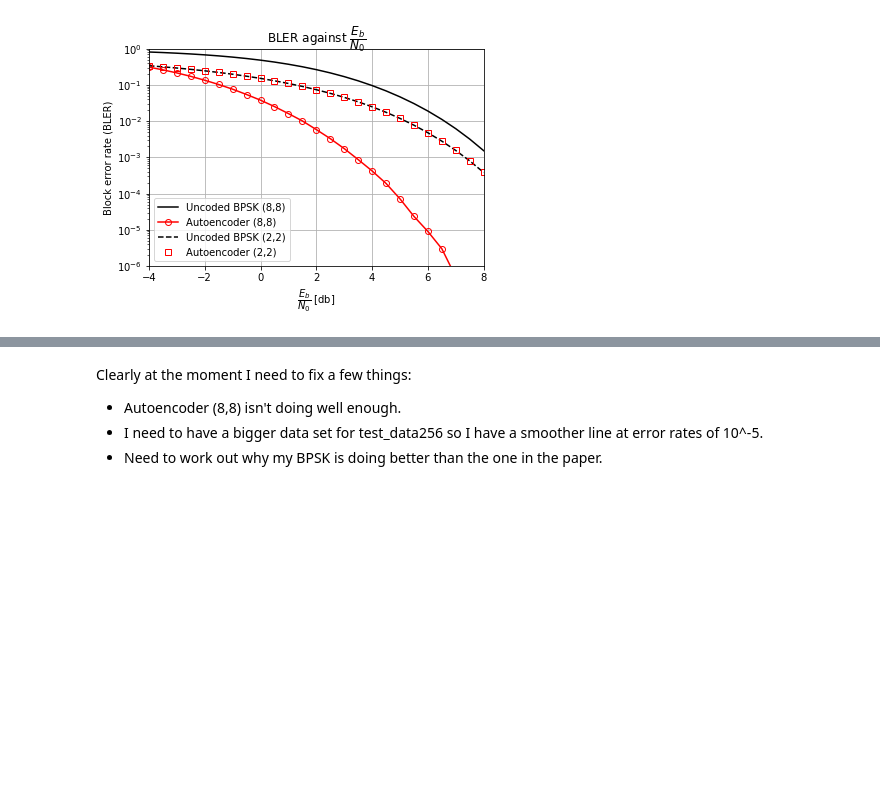
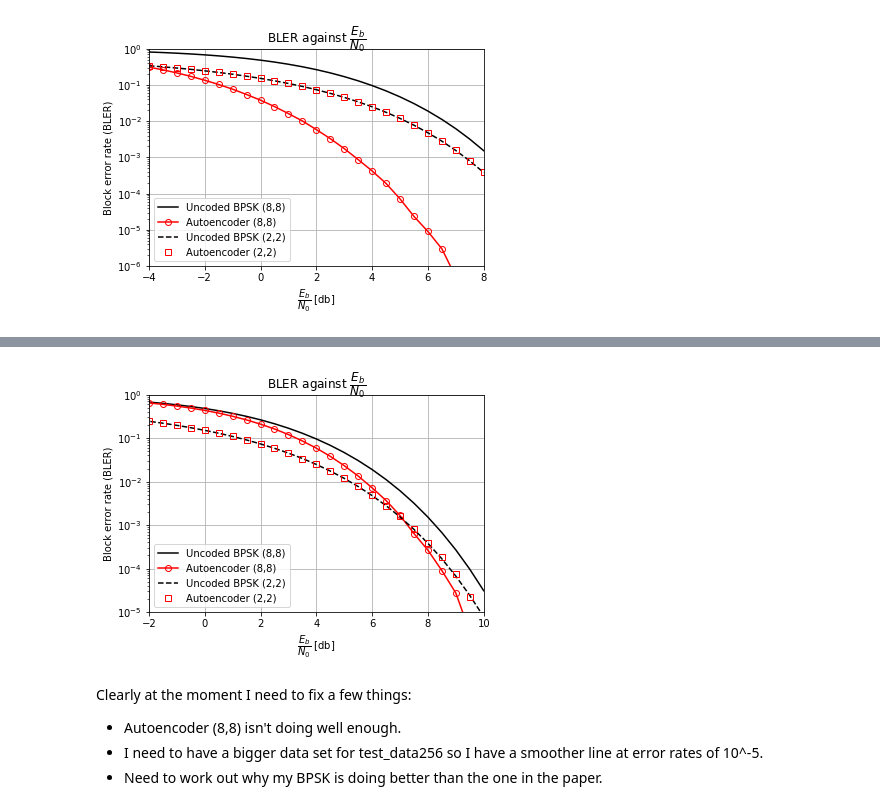
Before and after one commit to alistairwallace97/DNN_short_block_comms, a Jupyter notebook: initial_dnn_comms.ipynb, the cells around one changed output, grey strips where cells are left out. Drawn from its saved outputs; the diff is of its cells as text; code cells hidden in the pictures; blank space fills up the shorter version.

```diff
--- a/initial_dnn_comms.ipynb
+++ b/initial_dnn_comms.ipynb
@@ -1982,7 +2010,7 @@ ratio_db = 1.5, i = 12/25
 # %%
 # (8,8) tapered, n layers
 t0 = time()
-Eb_N0_dbs = np.arange(-4,8.5,0.5)
+Eb_N0_dbs = np.arange(-4,10.5,0.5)
 bler = np.empty(Eb_N0_dbs.size)
 
 hl_act_f = keras.layers.advanced_activations.LeakyReLU()
@@ -1992,7 +2020,7 @@ hl_act_f.__name__ = 'leakyrelu'
 for i, ratio_db in enumerate(Eb_N0_dbs):
     print(f"ratio_db = {ratio_db}, i = {i+1}/{Eb_N0_dbs.size}", end="\r")
     bler[i] = get_complex_tapered_noise_bler(2**8, 2, ratio_db, \
-                                             './models/autoencoder8_8_tap_2l3.3856e-06.h5', \
+                                             './models/autoencoder8_8_tap_2l0.0050.h5', \
                                              test_data256, hl_act_f, \
                                              "tanh", 2)
 print(f"Took {time() - t0}")
@@ -2081,0 +2125,2 @@ lr_autoencoder_8_8_bler_2l_3_3856e_6Rr1_scaled2 = np.load('./key_results/lr_auto
+# %%
+lr_autoencoder_2_2_bler_0_0047_Rr1_scaled_10 = np.concatenate([lr_autoencoder_2_2_bler_0_0047_Rr1_scaled, bler])
@@ -2701,3 +2796,26 @@ plt.show()
+# %%
+Eb_N0_dbs10 = np.arange(-4,10.5,0.5)
+fig, ax = plt.subplots()
+ax.semilogy(Eb_N0_dbs10, bpsk8_theo_bler, 'k-')
+# ax.semilogy(Eb_N0_dbs10, lr_autoencoder_8_8_bler_2l_3_3856e_6Rr1_scaled, \
+#             'ro-', markerfacecolor='none')
+ax.semilogy(Eb_N0_dbs10, autoencoder_8_8_bler_2l_0_005_rescaled_10, \
+            'ro-', markerfacecolor='none')
+ax.semilogy(Eb_N0_dbs10, bpsk2_theo_bler, 'k--')
+ax.semilogy(Eb_N0_dbs10, lr_autoencoder_2_2_bler_0_0047_Rr1_scaled_10, \
+            'rs', markerfacecolor='none')
+ax.set_title(r'BLER against $\dfrac{E_b}{N_0}$')
+ax.set_xlabel(r'$\dfrac{E_b}{N_0}$ [db]')
+ax.set_ylabel("Block error rate (BLER)")
+ax.grid(True)
+ax.set_aspect('equal', 'box')
+plt.legend(['Uncoded BPSK (8,8)', 'Autoencoder (8,8)',\
+            'Uncoded BPSK (2,2)', 'Autoencoder (2,2)'], loc="lower left")
+plt.axis([-2, 10, 1e-5, 1])
+# plt.savefig("./figures/o_shea_3b_bler_vs_eb.png")
+plt.show()
+# %% [output]
+[figure, added]
 # %% [markdown]
 Clearly at the moment I need to fix a few things:
 - Autoencoder (8,8) isn't doing well enough.
```
Also changed, not shown: parts of 25 cells of this notebook, 10 other files.
